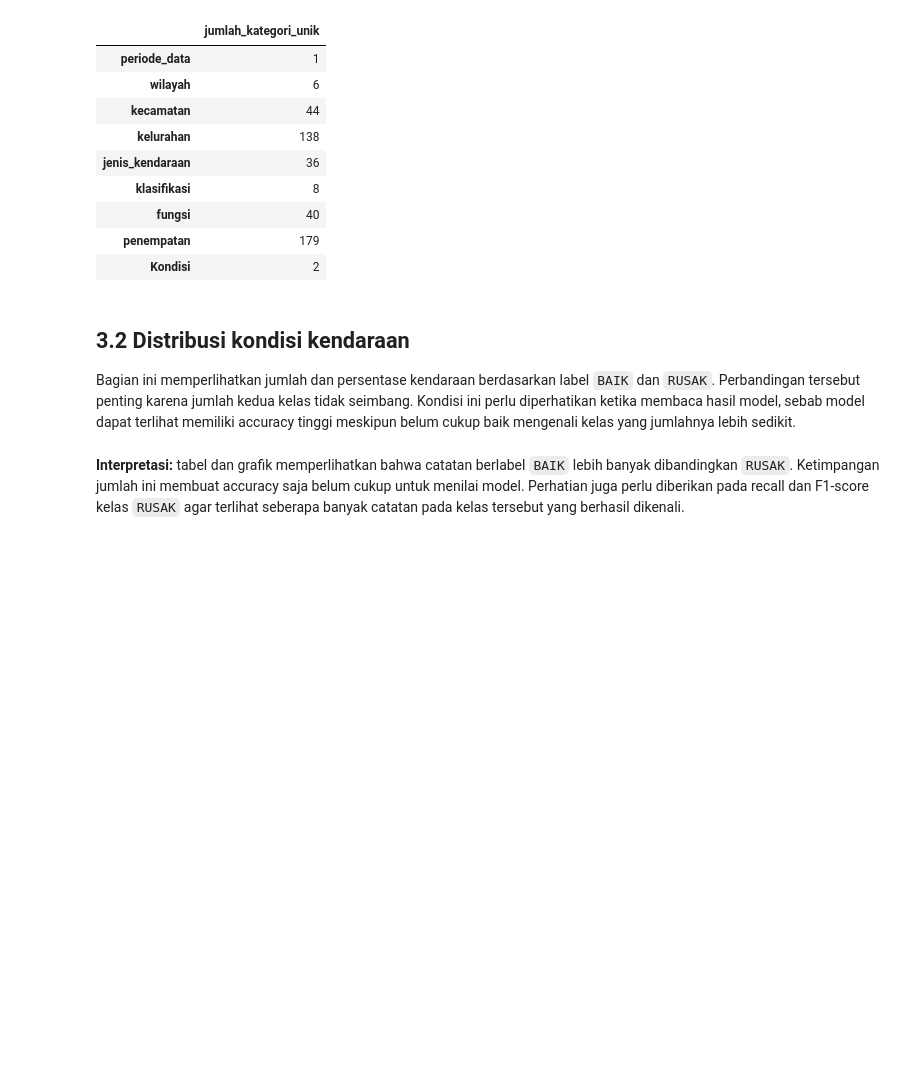
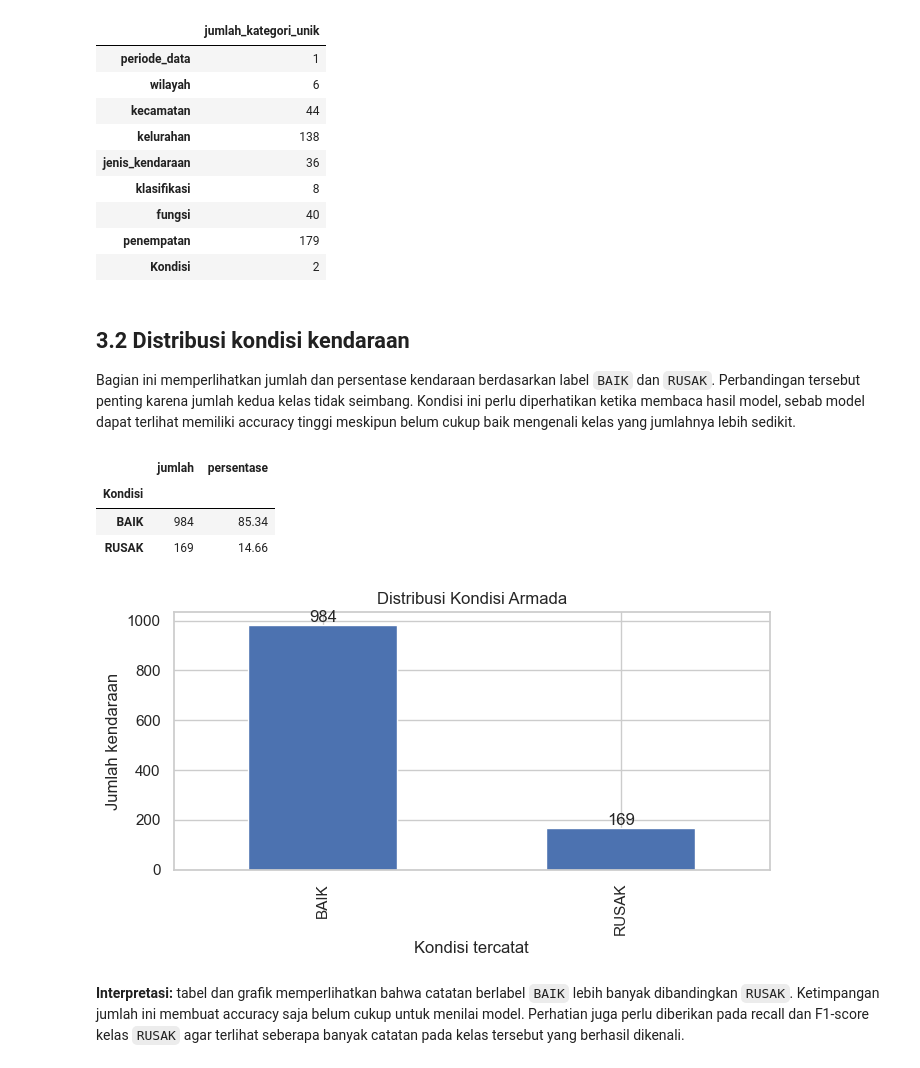
Before and after one commit to Dwiio/50_IF-E_NextLevel, a Jupyter notebook: projek_NextLevel_IF-E.ipynb, the cells around one changed output. Saved outputs shown, nothing was run; the diff lists cells and outputs as text; code cells hidden in the pictures; blank space fills up the shorter version.

```diff
--- a/projek_NextLevel_IF-E.ipynb
+++ b/projek_NextLevel_IF-E.ipynb
@@ -245,6 +245,23 @@ Jumlah kategori unik per kolom:
 ## 3.2 Distribusi kondisi kendaraan
 
 Bagian ini memperlihatkan jumlah dan persentase kendaraan berdasarkan label `BAIK` dan `RUSAK`. Perbandingan tersebut penting karena jumlah kedua kelas tidak seimbang. Kondisi ini perlu diperhatikan ketika membaca hasil model, sebab model dapat terlihat memiliki accuracy tinggi meskipun belum cukup baik mengenali kelas yang jumlahnya lebih sedikit.
+# %%
+condition_counts = df_source["Kondisi"].value_counts(dropna=False)
+condition_pct = df_source["Kondisi"].value_counts(normalize=True, dropna=False).mul(100)
+condition_summary = pd.DataFrame({"jumlah": condition_counts, "persentase": condition_pct.round(2)})
+display(condition_summary)
+fig, ax = plt.subplots(figsize=(7, 4))
+condition_counts.plot(kind="bar", ax=ax)
+ax.set(title="Distribusi Kondisi Armada", xlabel="Kondisi tercatat", ylabel="Jumlah kendaraan")
+for container in ax.containers:
+    ax.bar_label(container)
+plt.tight_layout(); plt.savefig(FIGURE_DIR / "01_distribusi_kondisi.png", dpi=160); plt.show()
+# %% [output]
+|  | jumlah | persentase |
+| Kondisi |  |  |
+| BAIK | 984 | 85.34 |
+| RUSAK | 169 | 14.66 |
+[figure, added]
 # %% [markdown]
 **Interpretasi:** tabel dan grafik memperlihatkan bahwa catatan berlabel `BAIK` lebih banyak dibandingkan `RUSAK`. Ketimpangan jumlah ini membuat accuracy saja belum cukup untuk menilai model. Perhatian juga perlu diberikan pada recall dan F1-score kelas `RUSAK` agar terlihat seberapa banyak catatan pada kelas tersebut yang berhasil dikenali.
 # %% [markdown]
```
Also changed, not shown: parts of 6 cells of this notebook.
